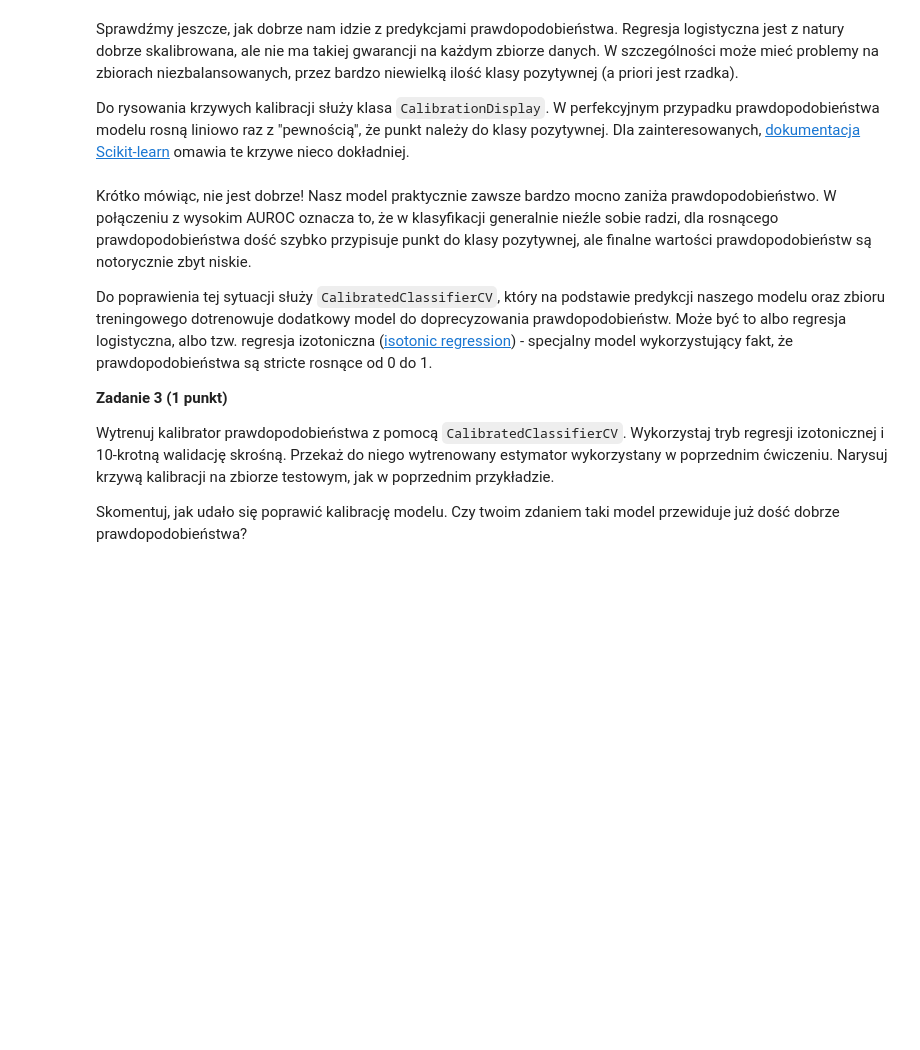
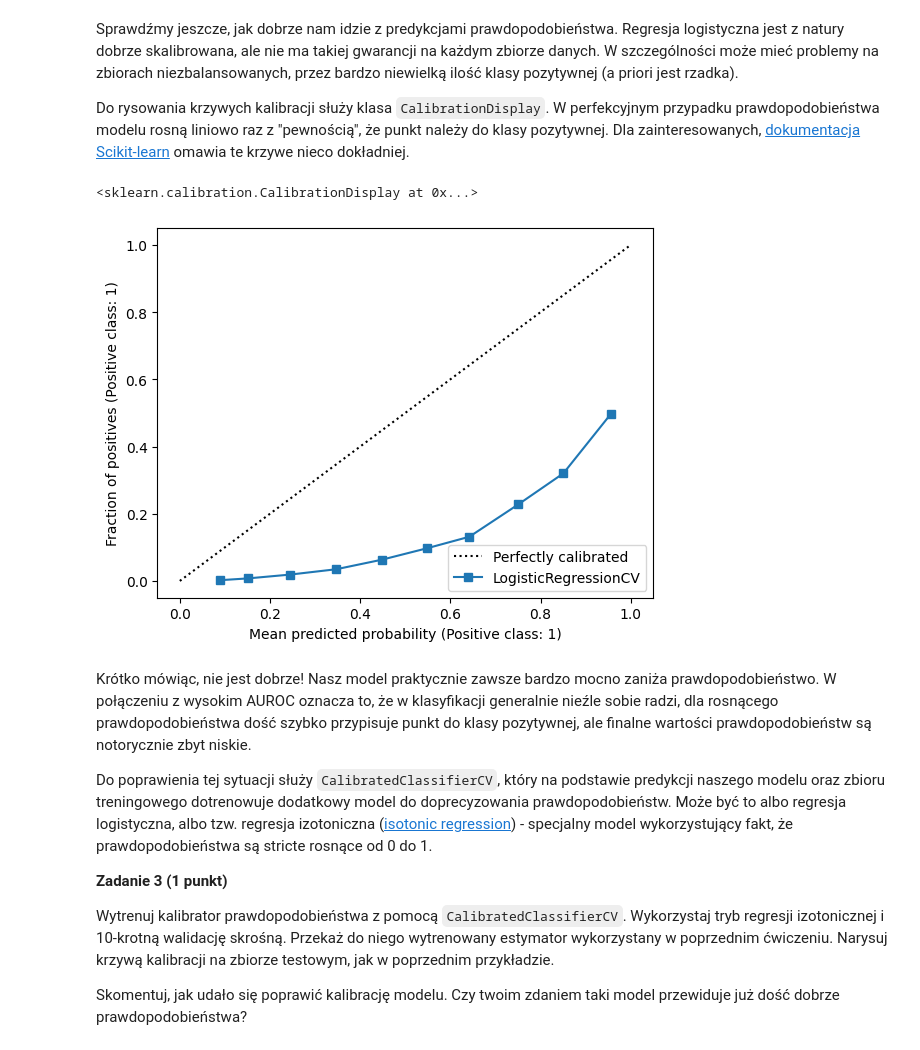
Before and after one commit to wiktorperczak/podstawy-uczenia-maszynowego-24-25, a Jupyter notebook: lab4/notebook.ipynb, the cells around one changed output. Drawn from its saved outputs; the diff is of its cells as text; code cells hidden in the pictures; blank space fills up the shorter version.

```diff
--- a/lab4/notebook.ipynb
+++ b/lab4/notebook.ipynb
@@ -94,0 +229,17 @@ Teraz mamy faktycznie czysty zbiór danych i wytrenowane pierwsze modele. Warto
+# %%
+from sklearn.linear_model import LogisticRegressionCV
+
+logistic_regression_CV = LogisticRegressionCV(
+    Cs=100,
+    scoring="roc_auc",
+    random_state=0,
+    n_jobs=-1
+)
+
+logistic_regression_CV.fit(X_train_winsorizer, y_train_winsorizer)
+
+y_predict_proba = logistic_regression_CV.predict_proba(X_test_winsorizer)
+
+auroc = roc_auc_score(y_test_winsorizer, y_predict_proba[:, 1])
+print(f"Best C: {logistic_regression_CV.C_}")
+print(f"AUROC score LogisticRegressionCV: {auroc}")
@@ -94,0 +249,16 @@ Teraz mamy faktycznie czysty zbiór danych i wytrenowane pierwsze modele. Warto
+# %%
+logistic_regression_CV = LogisticRegressionCV(
+    Cs=100,
+    scoring="roc_auc",
+    class_weight='balanced',
+    random_state=0,
+    n_jobs=-1
+)
+
+logistic_regression_CV.fit(X_train_winsorizer, y_train_winsorizer)
+
+y_predict_proba = logistic_regression_CV.predict_proba(X_test_winsorizer)
+
+auroc = roc_auc_score(y_test_winsorizer, y_predict_proba[:, 1])
+print(f"Best C: {logistic_regression_CV.C_}")
+print(f"AUROC score LogisticRegressionCV with balanced class weights: {auroc}")
@@ -99,9 +285,11 @@ Do rysowania krzywych kalibracji służy klasa `CalibrationDisplay`. W perfekcyj
 # %%
 from sklearn.calibration import CalibrationDisplay
 
-clf = clf  # put model variable from last exercise here
-
-CalibrationDisplay.from_estimator(clf, X_test_scaled, y_test_out_trimmed, n_bins=10)
+clf = logistic_regression_CV
+CalibrationDisplay.from_estimator(clf, X_test_winsorizer, y_test_winsorizer, n_bins=10)
+# %% [output]
+<sklearn.calibration.CalibrationDisplay at 0x...>
+[figure, added]
 # %% [markdown]
 Krótko mówiąc, nie jest dobrze! Nasz model praktycznie zawsze bardzo mocno zaniża prawdopodobieństwo. W połączeniu z wysokim AUROC oznacza to, że w klasyfikacji generalnie nieźle sobie radzi, dla rosnącego prawdopodobieństwa dość szybko przypisuje punkt do klasy pozytywnej, ale finalne wartości prawdopodobieństw są notorycznie zbyt niskie.
 
```
Also changed, not shown: parts of 33 cells of this notebook.
